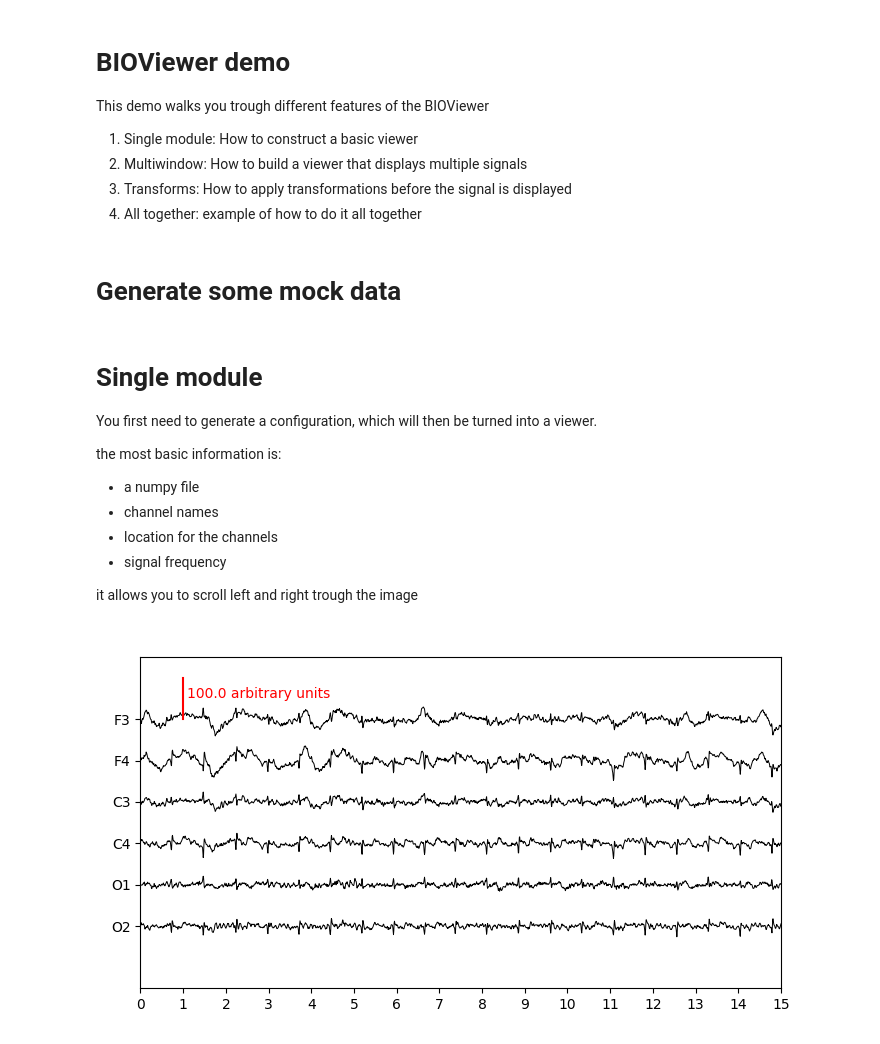
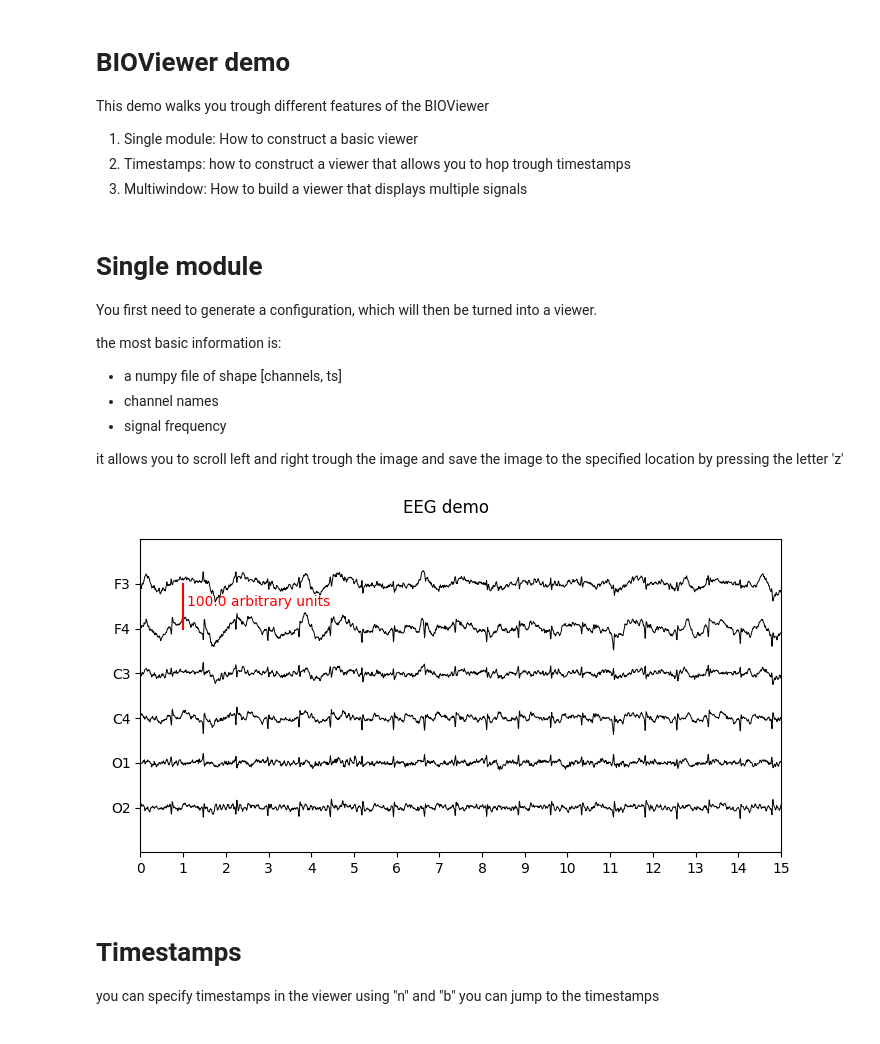
Before and after one commit to MoritzAlkofer/BIOViewer, a Jupyter notebook: demo.ipynb, the cells around one changed output. Drawn from its saved outputs; the diff is of its cells as text; code cells hidden in the pictures.

```diff
--- a/demo.ipynb
+++ b/demo.ipynb
@@ -9,8 +9,5 @@ import numpy as np
 
 This demo walks you trough different features of the BIOViewer
 1. Single module: How to construct a basic viewer
-2. Multiwindow: How to build a viewer that displays multiple signals
-3. Transforms: How to apply transformations before the signal is displayed
-4. All together: example of how to do it all together
+2. Timestamps: how to construct a viewer that allows you to hop trough timestamps
+3. Multiwindow: How to build a viewer that displays multiple signals
-# %% [markdown]
-# Generate some mock data
@@ -35,20 +17,22 @@ np.save('wave_example.npy',signal)
 You first need to generate a configuration, which will then be turned into a viewer.
 
 the most basic information is:
-- a numpy file
+- a numpy file of shape [channels, ts]
 - channel names
-- location for the channels
 - signal frequency
 
-it allows you to scroll left and right trough the image
+it allows you to scroll left and right trough the image and save the image to the specified location by pressing the letter 'z'
 # %%
-path_signal = 'example.npy'
+signal = np.load('example.npy')
 display_channels = ['F3', 'F4', 'C3', 'C4', 'O1', 'O2']
-#y_locations = [0,1,2,3,4,5]
 Fs = 128
 
-signalconfig = SignalConfig(path_signal,Fs,display_channels,scale ='auto')
-viewer = Viewer(signal_configs=[signalconfig])
+signalconfig = SignalConfig(signal,Fs,display_channels)
+viewer = Viewer(signal_configs=[signalconfig],path_save='Figures',title='EEG demo')
 # %% [output]
-[figure, old version]
+[figure, new version]
+# %% [markdown]
+# Timestamps
+you can specify timestamps in the viewer
+using "n" and "b" you can jump to the timestamps
 # %%
```
Also changed, not shown: parts of 12 cells of this notebook, 7 other files.
